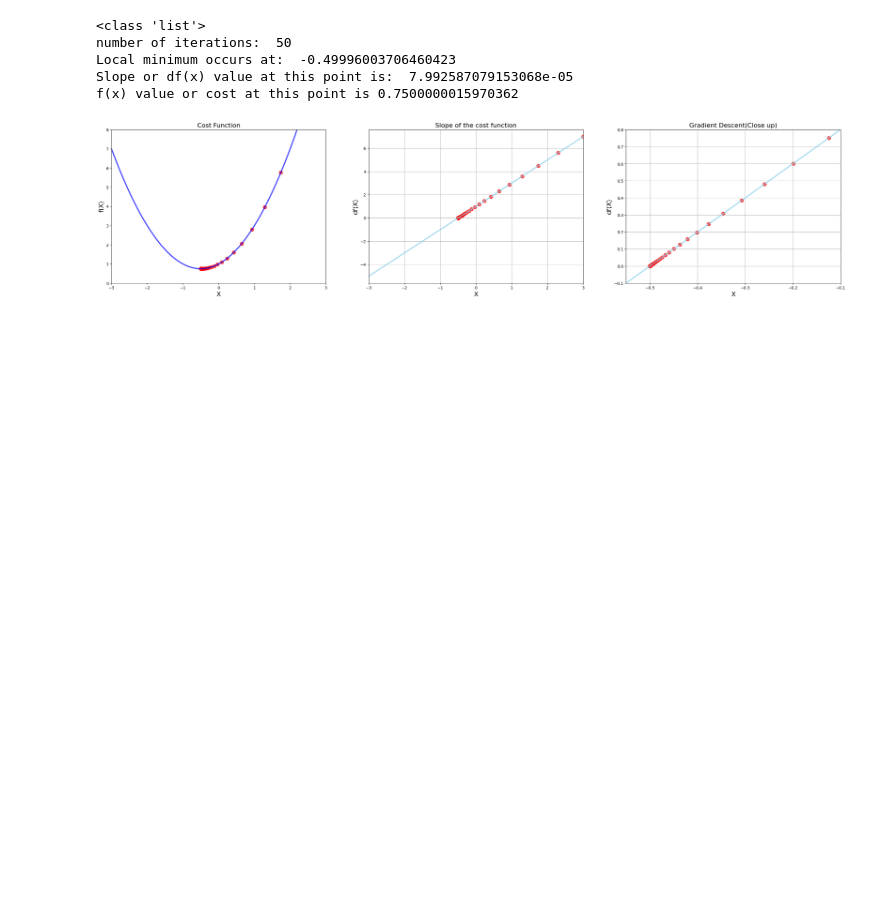
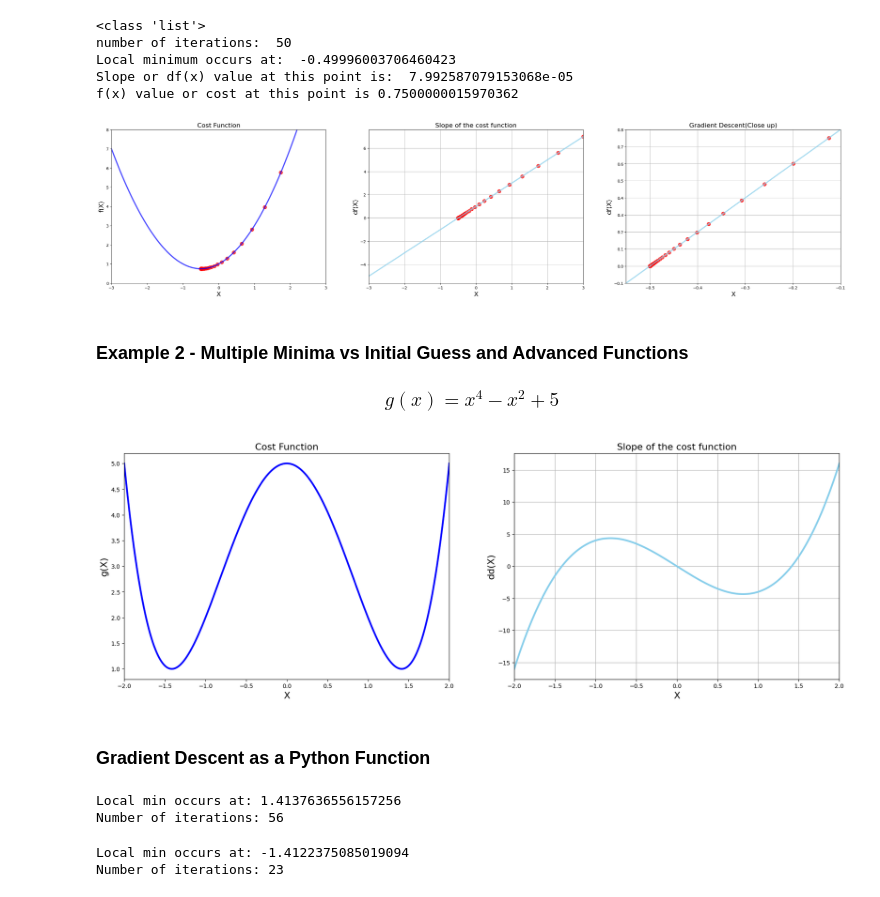
Before and after one commit to alextianyf/MachineLearning_ProblemSets, a Jupyter notebook: 2. Intro to Optimisation and the Gradient Descent Algorithm/GradientDescent.ipynb, the cells around one changed output. Cells and saved outputs as stored; diff of their text form; code cells hidden in the pictures; blank space fills up the shorter version.

Commit message:
Gradient Descent

```diff
--- a/2. Intro to Optimisation and the Gradient Descent Algorithm/GradientDescent.ipynb
+++ b/2. Intro to Optimisation and the Gradient Descent Algorithm/GradientDescent.ipynb
@@ -165,3 +165,40 @@ plt.scatter(x_list, slope_list, color = 'red', s = 80, alpha= 0.7)
 plt.show()
 # %% [output]
 [figure]
+# %% [markdown]
+### Example 2 - Multiple Minima vs Initial Guess and Advanced Functions
+### $$g(x) = x^4 - x^2 + 5$$
+# %%
+# Generating some data
+x_2 = np.linspace(start = -2, stop = 2, num = 1000)
+# %%
+def g(x):
+    return x**4 - 4*x**2 + 5
+
+def dg(x):
+    return 4*x**3 - 8*x
+# %%
+plt.figure(figsize=(22,7))
+
+# 1 Chart: Cost Function
+plt.subplot(1,2,1)
+plt.title('Cost Function', fontsize = 16)
+plt.xlim(-2,2)
+plt.xlabel('X', fontsize = 16)
+plt.ylabel('g(X)', fontsize = 16)
+plt.plot(x_2,g(x_2), color = 'blue', linewidth = 3)
+
+# 2 Chart: Derivative
+plt.subplot(1,2,2)
+plt.title('Slope of the cost function', fontsize = 16)
+plt.xlabel('X', fontsize = 16)
+plt.ylabel('dd(X)', fontsize = 16)
+plt.xlim(-2,2)
+plt.grid()
+plt.plot(x_2,dg(x_2), color ='skyblue', linewidth = 3)
+
+plt.show()
+# %% [output]
+[figure, added]
+# %% [markdown]
+### Gradient Descent as a Python Function
@@ -167,0 +226,16 @@ plt.show()
+# %%
+local_min, list_x, deriv_list = gradient_descent(derivative_func=dg, initial_guess=0.5, learning_rate=0.01, precision=0.0001)
+
+print('Local min occurs at:', local_min)
+print('Number of iterations:', len(list_x))
+# %% [output]
+Local min occurs at: 1.4137636556157256
+Number of iterations: 56
+# %%
+local_min, list_x, deriv_list = gradient_descent(derivative_func=dg, initial_guess=-0.5, learning_rate=0.02, precision=0.001)
+
+print('Local min occurs at:', local_min)
+print('Number of iterations:', len(list_x))
+# %% [output]
+Local min occurs at: -1.4122375085019094
+Number of iterations: 23
```
Also changed, not shown: parts of 1 cell of this notebook.
